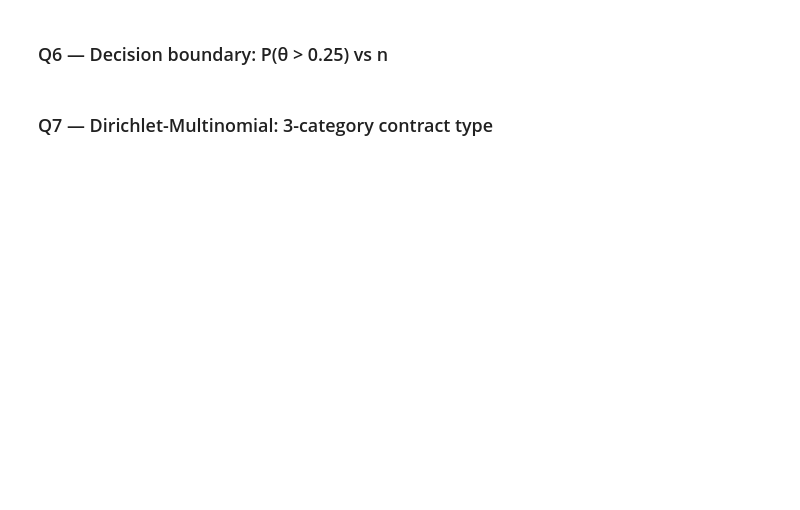
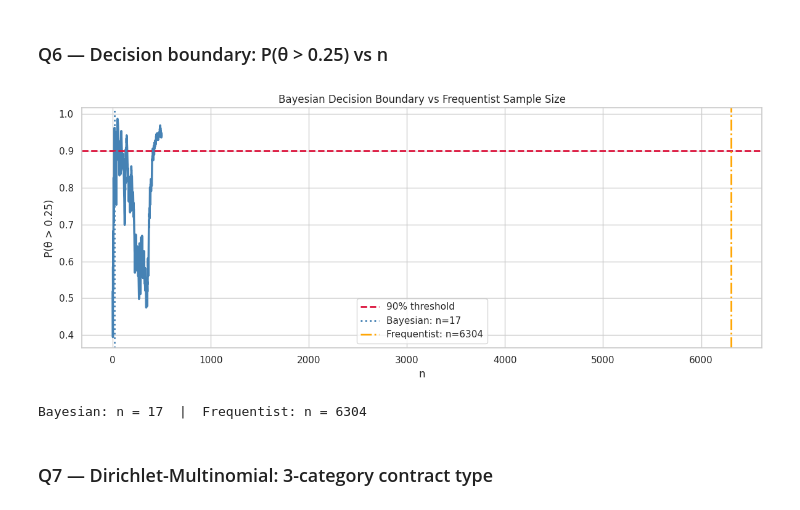
Before and after one commit to AshutoshDhungana/Fusemachine_AiFellowship, a Jupyter notebook: Wk6_Probabilistic_Model/W6_Probabilistic_Models_Assignment.ipynb, the cells around one changed output. Drawn from its saved outputs; the diff is of its cells as text; code cells hidden in the pictures; blank space fills up the shorter version.

```diff
--- a/Wk6_Probabilistic_Model/W6_Probabilistic_Models_Assignment.ipynb
+++ b/Wk6_Probabilistic_Model/W6_Probabilistic_Models_Assignment.ipynb
@@ -308,37 +301,43 @@ plt.tight_layout(); plt.show()
 # %%
 threshold = 0.25
 MC_SAMPLES = 10_000
 np.random.seed(0)
 
-# YOUR CODE HERE
-# Run through the first 500 shuffled rows
-# At each step, compute P(θ > threshold) by sampling 10,000 values from the current posterior
-# Store as a list p_exceed (length 500)
 p_exceed = []
 alpha_seq, beta_seq = 2.0, 8.0
 
-raise NotImplementedError("Compute P(θ > 0.25) at each n from 1 to 500")
+for i in range(500):
+    label = df_shuffled.loc[i, 'Churn']
+    alpha_seq, beta_seq = update_posterior(alpha_seq, beta_seq, label)
+
+    # Sample from current posterior
+    samples = np.random.beta(alpha_seq, beta_seq, MC_SAMPLES)
+    p_val = np.mean(samples > threshold)
+    p_exceed.append(p_val)
 
 # Frequentist sample size (one-proportion z-test, alpha=0.05, power=0.80)
 from scipy.stats import norm
 z_a, z_b = norm.ppf(0.975), norm.ppf(0.80)
 p0, p1   = threshold, TRUE_RATE
 freq_n   = int(np.ceil((z_a*np.sqrt(p0*(1-p0)) + z_b*np.sqrt(p1*(1-p1)))**2 / (p1-p0)**2))
 
-# Find Bayesian threshold crossing
+# Find Bayesian threshold crossing (first time P > 0.90)
 bayes_n  = next((n for n, p in enumerate(p_exceed, start=1) if p > 0.90), None)
 
 fig, ax = plt.subplots(figsize=(12, 5))
 ax.plot(range(1, len(p_exceed)+1), p_exceed, color='steelblue', lw=2.5)
 ax.axhline(0.90, color='crimson', ls='--', lw=2, label='90% threshold')
 if bayes_n:
     ax.axvline(bayes_n, color='steelblue', ls=':', lw=2, label=f'Bayesian: n={bayes_n}')
 ax.axvline(freq_n, color='orange', ls='-.', lw=2, label=f'Frequentist: n={freq_n}')
 ax.set_xlabel('n'); ax.set_ylabel('P(θ > 0.25)'); ax.legend()
 ax.set_title('Bayesian Decision Boundary vs Frequentist Sample Size')
 plt.tight_layout(); plt.show()
 
 print(f"Bayesian: n = {bayes_n}  |  Frequentist: n = {freq_n}")
+# %% [output]
+[figure, added]
+Bayesian: n = 17  |  Frequentist: n = 6304
 # %% [markdown]
 ### Q7 — Dirichlet-Multinomial: 3-category contract type
 # %%
```
Also changed, not shown: parts of 36 cells of this notebook.
